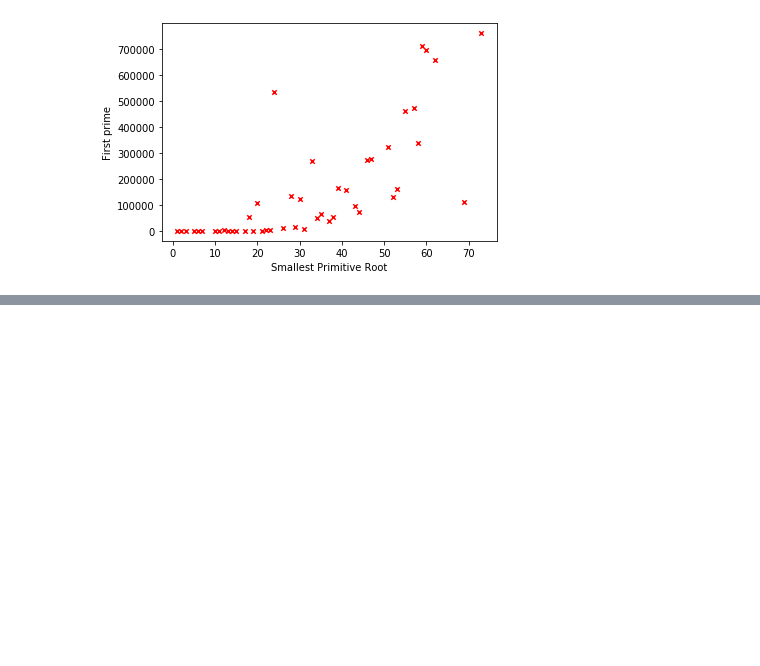
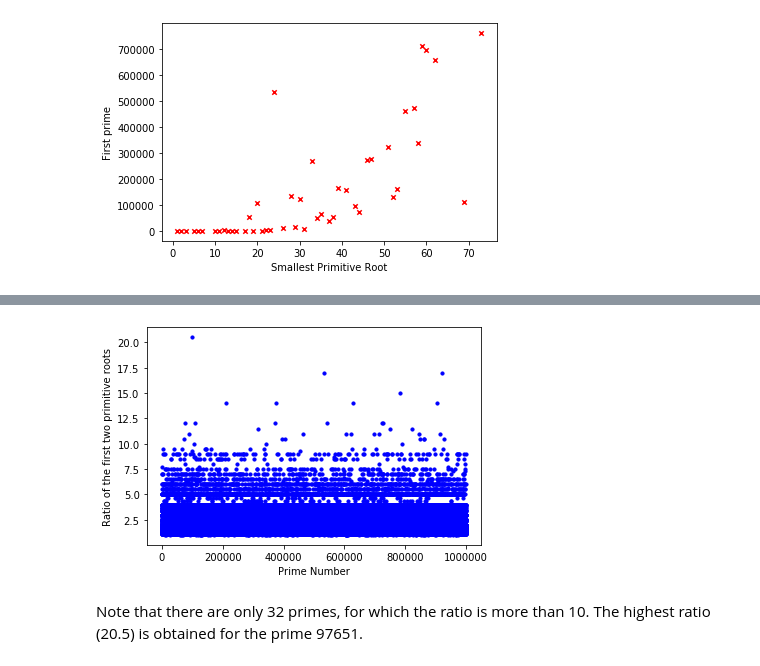
Before and after one commit to vpetkov4/Primitive-roots, a Jupyter notebook: Primitive Roots.ipynb, the cells around one changed output, grey strips where cells are left out. Saved outputs shown, nothing was run; the diff lists cells and outputs as text; code cells hidden in the pictures; blank space fills up the shorter version.

```diff
--- a/Primitive Roots.ipynb
+++ b/Primitive Roots.ipynb
@@ -145,0 +215,13 @@ plt.show()
+# %%
+#Plot the relative difference of the first to second primitive root.
+df3=df.merge(df2,how='inner',on=['Prime Number'])
+df3["Ratio"]=df3['Second Smallest Primitive Root']/df3['Smallest Primitive Root']
+
+plot5=plt.scatter(df3['Prime Number'],df3['Ratio'],s=40,marker=".",color='b')
+plt.xlabel("Prime Number")
+plt.ylabel("Ratio of the first two primitive roots")
+plt.show()
+# %% [output]
+[figure, added]
+# %% [markdown]
+Note that there are only 32 primes, for which the ratio is more than 10. The highest ratio (20.5) is obtained for the prime 97651.
```
Also changed, not shown: parts of 8 cells of this notebook.
